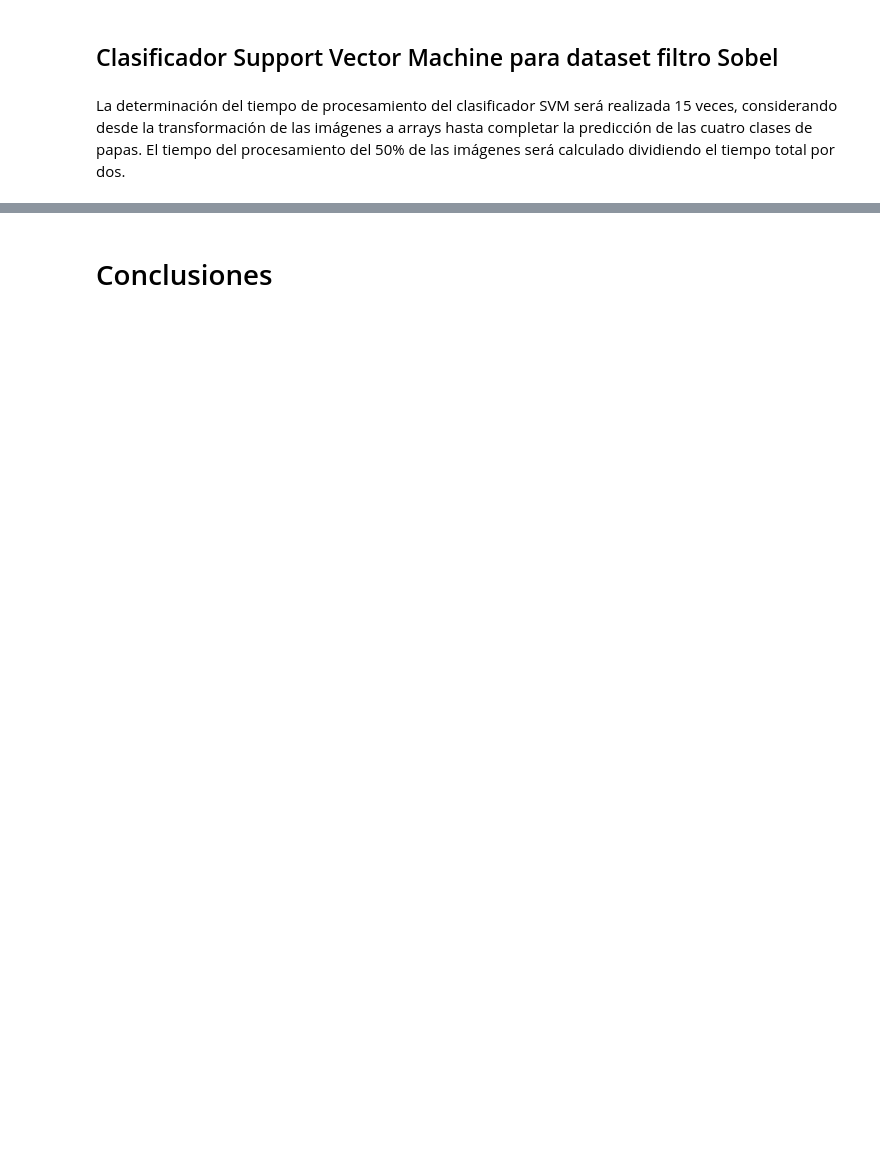
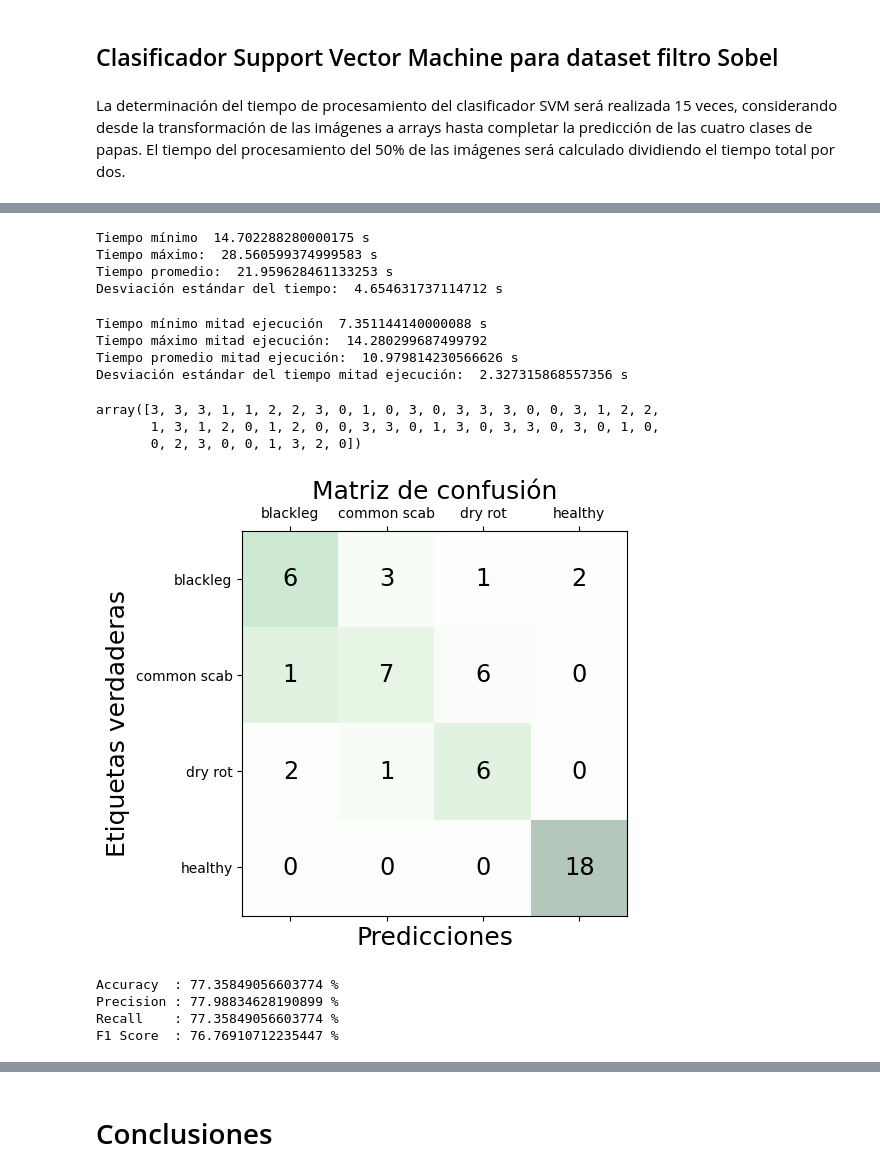
Before and after one commit to principioincertidumbre/ComputerVision, a Jupyter notebook: IntroCV_Tarea_2_Sofía_Vits.ipynb, the cells around one changed output, grey strips where cells are left out. Cells and saved outputs as stored; diff of their text form; code cells hidden in the pictures; blank space fills up the shorter version.

```diff
--- a/IntroCV_Tarea_2_Sofía_Vits.ipynb
+++ b/IntroCV_Tarea_2_Sofía_Vits.ipynb
@@ -619,0 +835,53 @@ F1 Score  : 80.63791554357593 %
+# %%
+print("Tiempo mínimo ", min(ex_time_max), 's')
+print("Tiempo máximo: ", max(ex_time_max), 's')
+print("Tiempo promedio: ", sum(ex_time_max)/len(ex_time_max), 's')
+print("Desviación estándar del tiempo: ", np.std(ex_time_max), 's')
+# %% [output]
+Tiempo mínimo  14.702288280000175 s
+Tiempo máximo:  28.560599374999583 s
+Tiempo promedio:  21.959628461133253 s
+Desviación estándar del tiempo:  4.654631737114712 s
+# %%
+print("Tiempo mínimo mitad ejecución ", min(half_time_max), 's')
+print("Tiempo máximo mitad ejecución: ", max(half_time_max))
+print("Tiempo promedio mitad ejecución: ", sum(half_time_max)/len(half_time_max), 's')
+print("Desviación estándar del tiempo mitad ejecución: ", np.std(half_time_max), 's')
+# %% [output]
+Tiempo mínimo mitad ejecución  7.351144140000088 s
+Tiempo máximo mitad ejecución:  14.280299687499792
+Tiempo promedio mitad ejecución:  10.979814230566626 s
+Desviación estándar del tiempo mitad ejecución:  2.327315868557356 s
+# %%
+y_max_pred
+# %% [output]
+array([3, 3, 3, 1, 1, 2, 2, 3, 0, 1, 0, 3, 0, 3, 3, 3, 0, 0, 3, 1, 2, 2,
+       1, 3, 1, 2, 0, 1, 2, 0, 0, 3, 3, 0, 1, 3, 0, 3, 3, 0, 3, 0, 1, 0,
+       0, 2, 3, 0, 0, 1, 3, 2, 0])
+# %%
+cm_max = confusion_matrix(y_max_test, y_max_pred)
+fig, ax = plt.subplots(figsize=(5, 5))
+ax.matshow(cm_s, cmap=plt.cm.Greens, alpha=0.3)
+for i in range(cm_s.shape[0]):
+    for j in range(cm_max.shape[1]):
+        ax.text(x=j, y=i,s=cm[i, j], va='center', ha='center', size='xx-large')
+
+labels=['blackleg', 'common scab', 'dry rot', 'healthy']
+ax.set_xticklabels([''] + labels)
+ax.set_yticklabels([''] + labels)
+plt.xlabel('Predicciones', fontsize=18)
+plt.ylabel('Etiquetas verdaderas', fontsize=18)
+plt.title('Matriz de confusión', fontsize=18)
+plt.show()
+# %% [output]
+[figure, added]
+# %%
+print('Accuracy  :', accuracy_score(y_max_test, y_max_pred)*100 ,"%")
+print('Precision :' , precision_score(y_max_test, y_max_pred, average='weighted')*100 ,"%")
+print('Recall    :', recall_score(y_max_test, y_max_pred, average='weighted')*100 ,"%")
+print('F1 Score  :',f1_score(y_max_test, y_max_pred, average='weighted')*100 ,"%")
+# %% [output]
+Accuracy  : 77.35849056603774 %
+Precision : 77.98834628190899 %
+Recall    : 77.35849056603774 %
+F1 Score  : 76.76910712235447 %
```
Also changed, not shown: parts of 37 cells of this notebook.
